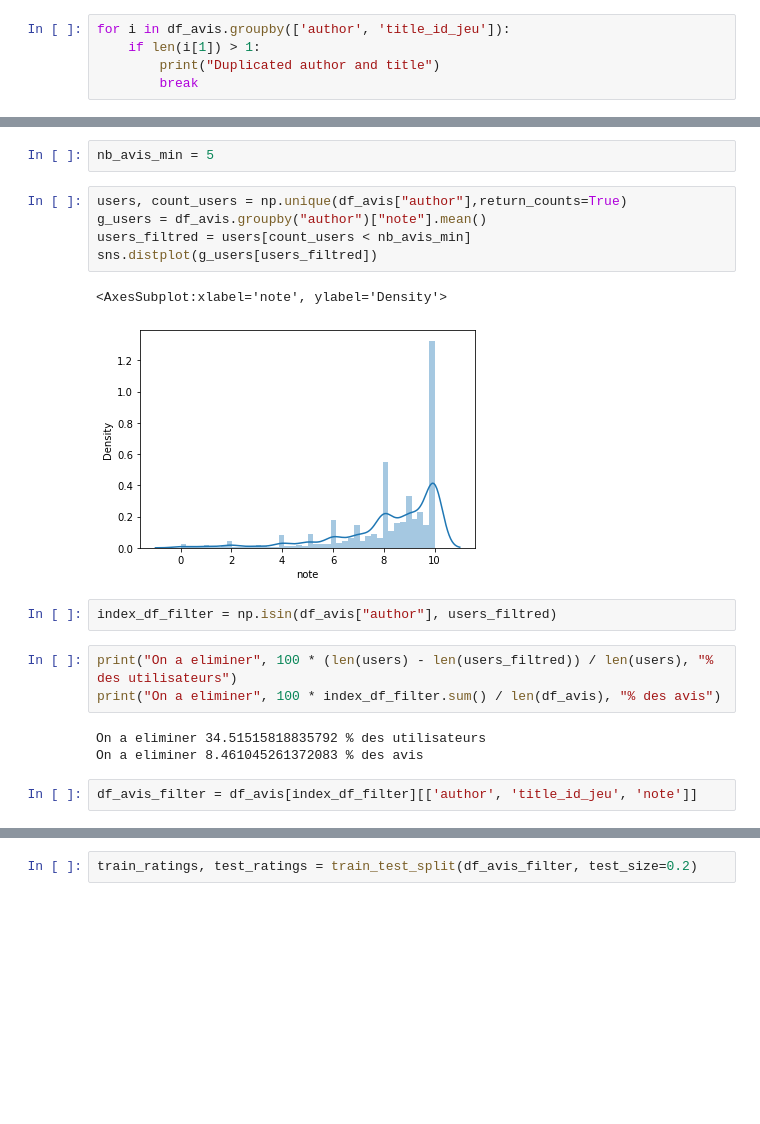
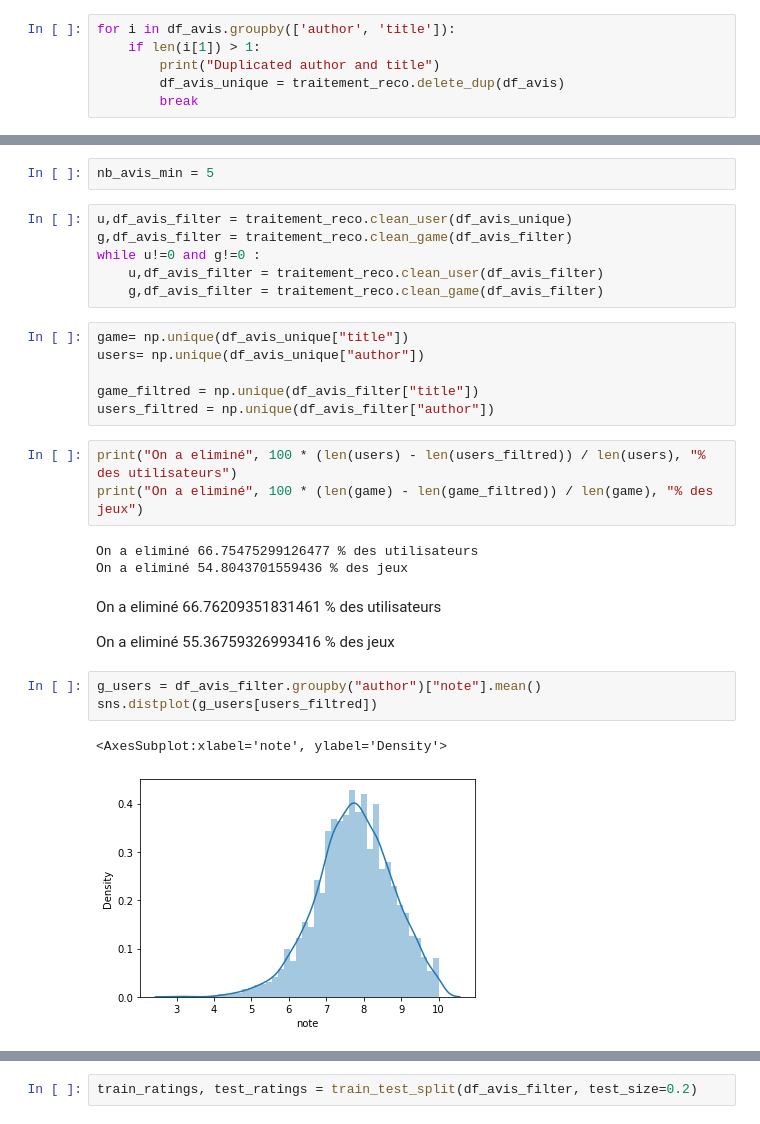
Before and after one commit to Amayas29/review-analysis, a Jupyter notebook: src/6_filtrage_colaboratif.ipynb, the cells around one changed output, grey strips where cells are left out. Drawn from its saved outputs; the diff is of its cells as text; blank space fills up the shorter version.

```diff
--- a/src/6_filtrage_colaboratif.ipynb
+++ b/src/6_filtrage_colaboratif.ipynb
@@ -89,7 +89,8 @@ sns.distplot(item_means)
 # %% [markdown]
 Vérification que chaque author n'a donné qu'un seul avis pour un jeu donné :
 # %%
-for i in df_avis.groupby(['author', 'title_id_jeu']):
+for i in df_avis.groupby(['author', 'title']):
     if len(i[1]) > 1:
         print("Duplicated author and title")
+        df_avis_unique = traitement_reco.delete_dup(df_avis)
         break
@@ -99,21 +106,31 @@ Finalement il n'y a pas de doublons
 ## Collaborative filtering
 # %%
 nb_avis_min = 5
+# %%
+u,df_avis_filter = traitement_reco.clean_user(df_avis_unique)
+g,df_avis_filter = traitement_reco.clean_game(df_avis_filter)
+while u!=0 and g!=0 :
+    u,df_avis_filter = traitement_reco.clean_user(df_avis_filter)
+    g,df_avis_filter = traitement_reco.clean_game(df_avis_filter)
+# %%
+game= np.unique(df_avis_unique["title"])
+users= np.unique(df_avis_unique["author"])
+
+game_filtred = np.unique(df_avis_filter["title"])
+users_filtred = np.unique(df_avis_filter["author"])
+# %%
+print("On a eliminé", 100 * (len(users) - len(users_filtred)) / len(users), "% des utilisateurs")
+print("On a eliminé", 100 * (len(game) - len(game_filtred)) / len(game), "% des jeux")
+# %% [output]
+On a eliminé 66.75475299126477 % des utilisateurs
+On a eliminé 54.8043701559436 % des jeux
+# %% [markdown]
+On a eliminé 66.76209351831461 % des utilisateurs
+
+On a eliminé 55.36759326993416 % des jeux
 # %%
-users, count_users = np.unique(df_avis["author"],return_counts=True)
-g_users = df_avis.groupby("author")["note"].mean()
-users_filtred = users[count_users < nb_avis_min]
+g_users = df_avis_filter.groupby("author")["note"].mean()
 sns.distplot(g_users[users_filtred])
 # %% [output]
 <AxesSubplot:xlabel='note', ylabel='Density'>
-[figure, old version]
+[figure, new version]
-# %%
-index_df_filter = np.isin(df_avis["author"], users_filtred)
-# %%
-print("On a eliminer", 100 * (len(users) - len(users_filtred)) / len(users), "% des utilisateurs")
-print("On a eliminer", 100 * index_df_filter.sum() / len(df_avis), "% des avis")
-# %% [output]
-On a eliminer 34.51515818835792 % des utilisateurs
-On a eliminer 8.461045261372083 % des avis
-# %%
-df_avis_filter = df_avis[index_df_filter][['author', 'title_id_jeu', 'note']]
```
Also changed, not shown: parts of 23 cells of this notebook, 3 other files.
